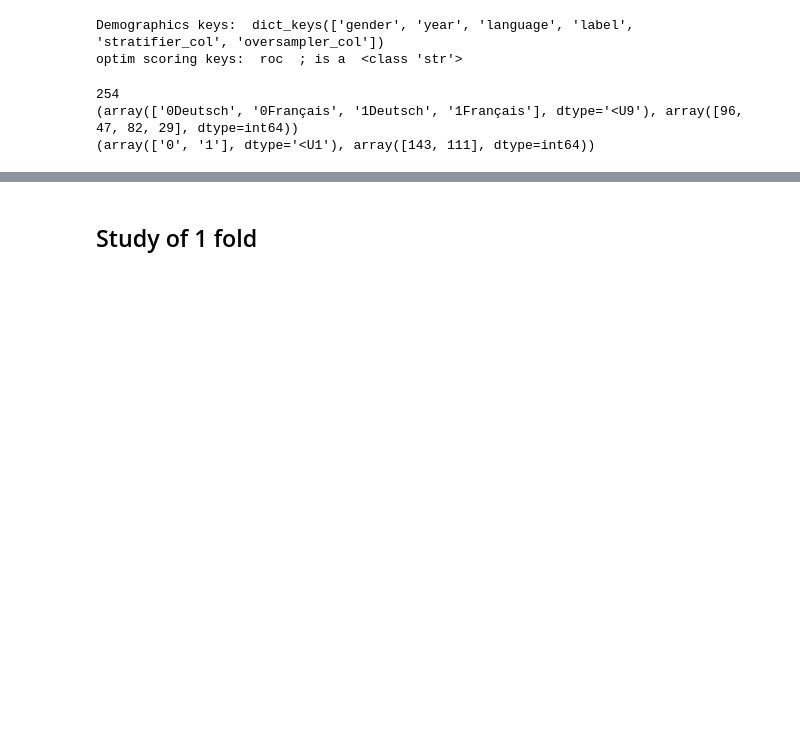
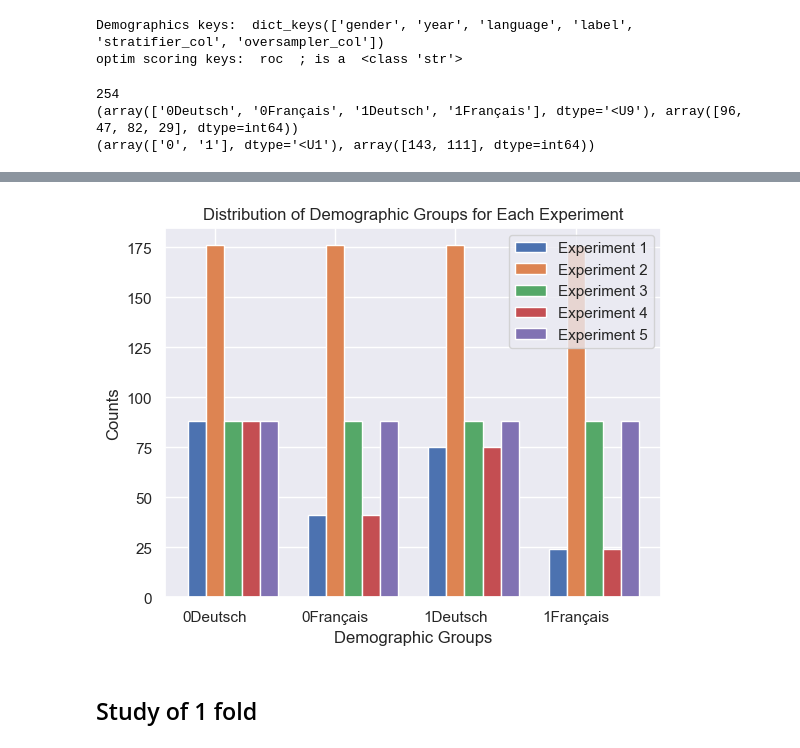
Before and after one commit to CS-433/ml-project-2-losmodelosmatemagicos, a Jupyter notebook: data/Understand The Data 2.ipynb, the cells around one changed output, grey strips where cells are left out. Drawn from its saved outputs; the diff is of its cells as text; code cells hidden in the pictures; blank space fills up the shorter version.

```diff
--- a/data/Understand The Data 2.ipynb
+++ b/data/Understand The Data 2.ipynb
@@ -61,3 +82,43 @@ print(np.unique(results["demographics"]["label"], return_counts=True))
+# %%
+import matplotlib.pyplot as plt
+import numpy as np
+
+# Define the demographic groups and their counts for each experiment
+experiments = [
+    [('0Deutsch', 88), ('0Français', 41), ('1Deutsch', 75), ('1Français', 24)],
+    [('0Deutsch', 176), ('0Français', 176), ('1Deutsch', 176), ('1Français', 176)],
+    [('0Deutsch', 88), ('0Français', 88), ('1Deutsch', 88), ('1Français', 88)],
+    [('0Deutsch', 88), ('0Français', 41), ('1Deutsch', 75), ('1Français', 24)],
+    [('0Deutsch', 88), ('0Français', 88), ('1Deutsch', 88), ('1Français', 88)]
+]
+
+# Define the labels and the number of experiments
+labels = ['0Deutsch', '0Français', '1Deutsch', '1Français']
+num_experiments = len(experiments)
+
+# Define the width of the bars and the positions of the bars for each experiment
+bar_width = 0.15
+bar_positions = np.arange(len(labels))
+
+# Create a bar plot for each experiment
+for i in range(num_experiments):
+    experiment_dict = dict(experiments[i])
+    counts = [experiment_dict.get(label, 0) for label in labels]
+    plt.bar(bar_positions + i*bar_width, counts, width=bar_width, label=f'Experiment {i+1}')
+
+# Add labels and title
+plt.xlabel('Demographic Groups')
+plt.ylabel('Counts')
+plt.title('Distribution of Demographic Groups for Each Experiment')
+
+# Add a legend and set the x-ticks to be the demographic groups
+plt.legend()
+plt.xticks(bar_positions + bar_width, labels)
+
+# Show the plot
+plt.show()
+# %% [output]
+[figure, added]
 # %% [markdown]
 ## Study of 1 fold
 # %%
```
Also changed, not shown: parts of 1 cell of this notebook.
